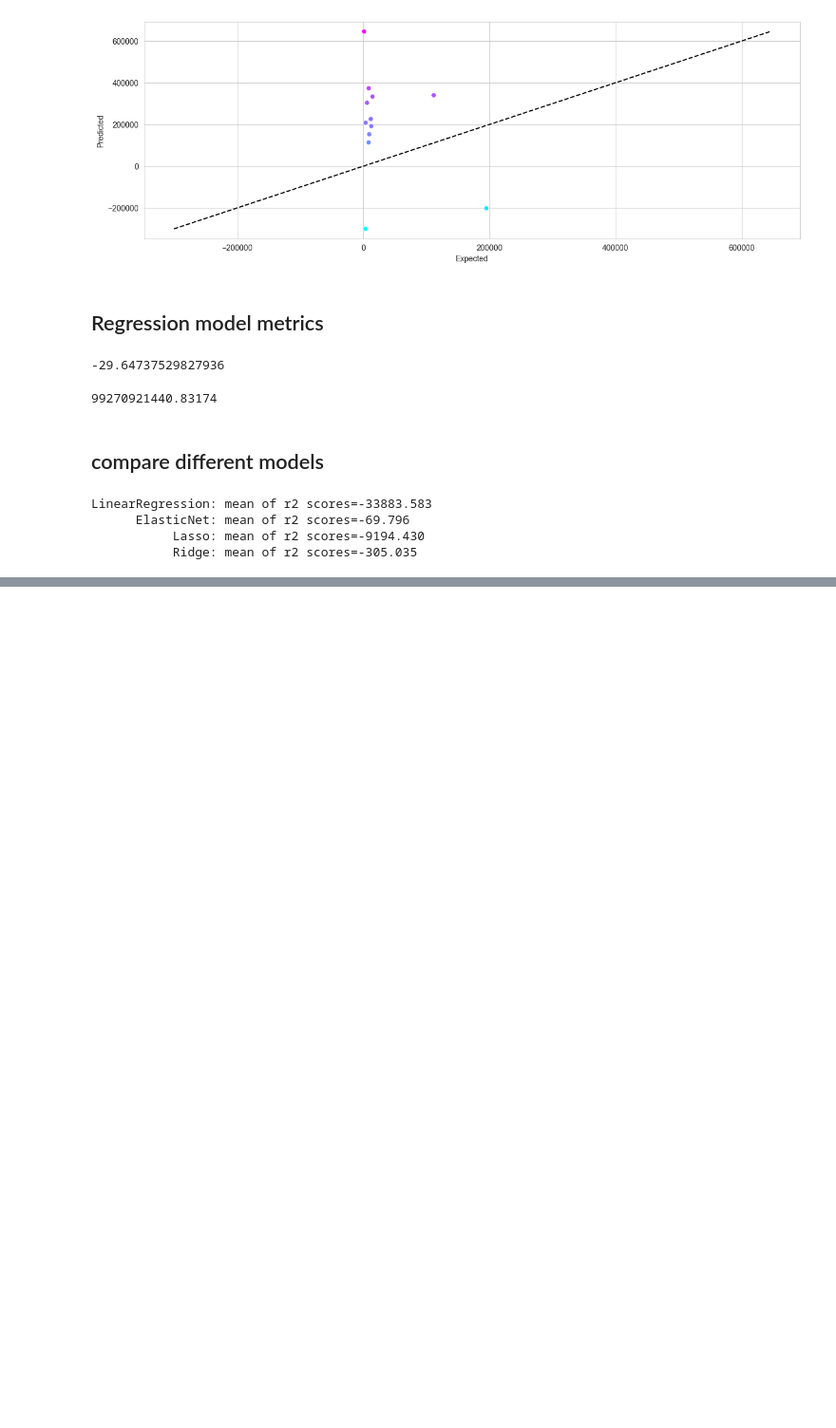
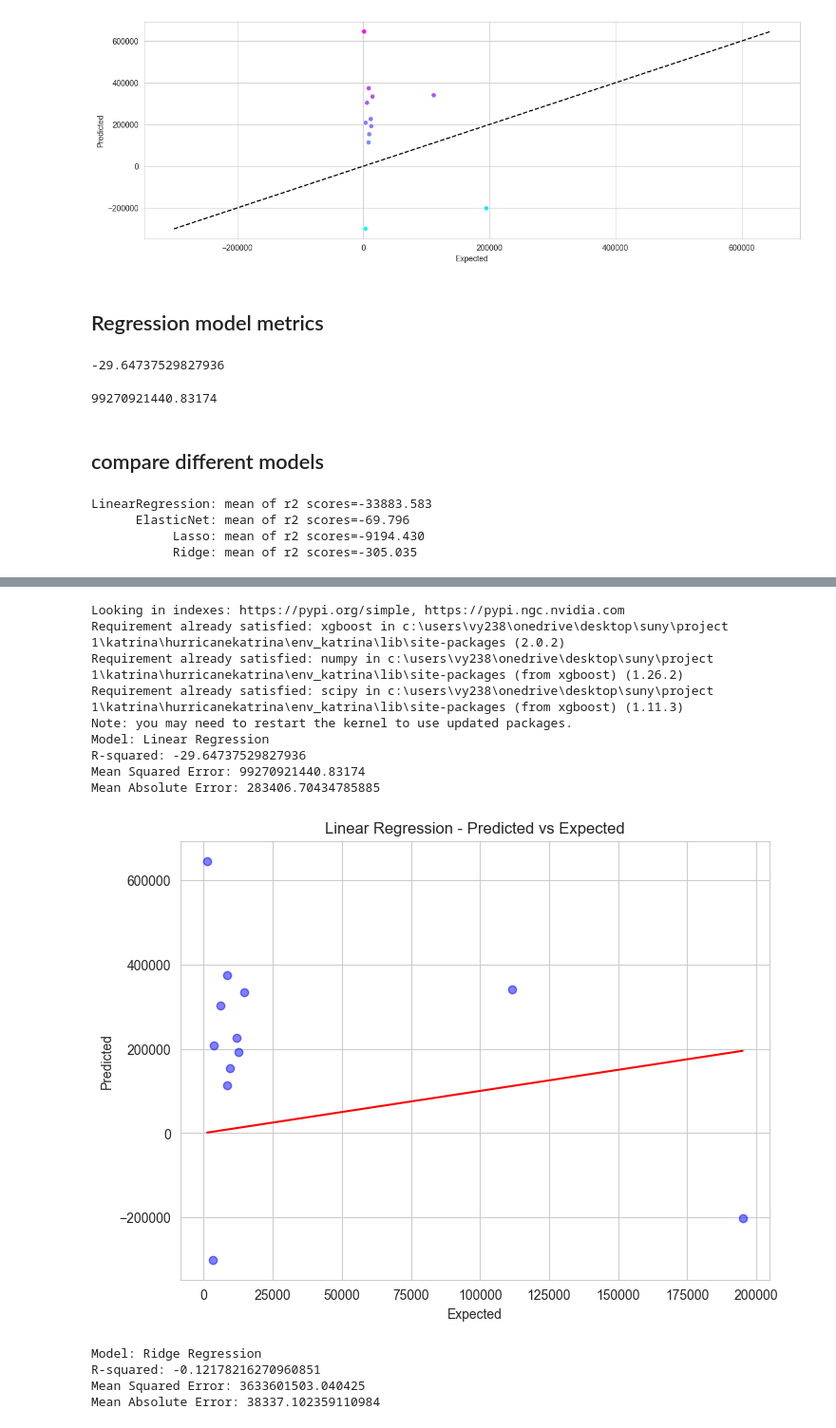
Before and after one commit to vy2388/hurricaneKatrina, a Jupyter notebook: Vlad/Vlad_Modeling/vy_modeling.ipynb, the cells around one changed output, grey strips where cells are left out. Shown at 95% size. Drawn from its saved outputs; the diff is of its cells as text; code cells hidden in the pictures; blank space fills up the shorter version.

```diff
--- a/Vlad/Vlad_Modeling/vy_modeling.ipynb
+++ b/Vlad/Vlad_Modeling/vy_modeling.ipynb
@@ -841,0 +855,77 @@ LinearRegression: mean of r2 scores=-33883.583
+# %%
+%pip install xgboost
+
+from sklearn import preprocessing
+from sklearn.linear_model import LinearRegression, Ridge, Lasso, ElasticNet
+from sklearn.svm import SVR
+from sklearn.ensemble import GradientBoostingRegressor
+from xgboost import XGBRegressor
+from sklearn.metrics import r2_score, mean_squared_error, mean_absolute_error
+import matplotlib.pyplot as plt
+
+X_optim = reduced_df.drop(columns=['target_cost', 'min_time'], axis=1)
+y_optim = reduced_df['target_cost']
+
+X_train, X_test, y_train, y_test = train_test_split(
+    X_optim, y_optim.values.reshape(-1,1), test_size=0.2, random_state=32)
+
+X_train.shape, X_test.shape, y_train.shape, y_test.shape
+
+# Create instances of different regression models
+regression_models = {
+    'Linear Regression': LinearRegression(),
+    'Ridge Regression': Ridge(),
+    'Lasso Regression': Lasso(),
+    'ElasticNet Regression': ElasticNet(),
+    'SVR': SVR(),
+    'Gradient Boosting Regressor': GradientBoostingRegressor(),
+    'XGBoost Regressor': XGBRegressor()
+}
+
+# Fit and evaluate each regression model
+for model_name, model in regression_models.items():
+    # Fit the model to the training data
+    model.fit(X_train, y_train)
+
+    # Predict the target_cost for the test data
+    y_pred = model.predict(X_test)
+
+    # Calculate R-squared
+    r2 = r2_score(y_test, y_pred)
+
+    # Calculate mean squared error (MSE)
+    mse = mean_squared_error(y_test, y_pred)
+
+    # Calculate mean absolute error (MAE)
+    mae = mean_absolute_error(y_test, y_pred)
+
+    # Print the evaluation metrics
+    print(f"Model: {model_name}")
+    print("R-squared:", r2)
+    print("Mean Squared Error:", mse)
+    print("Mean Absolute Error:", mae)
+    print()
+
+    # Visualize the predicted vs expected values
+    plt.figure(figsize=(8, 6))
+    plt.scatter(y_test, y_pred, color='blue', alpha=0.5)
+    plt.plot([min(y_test), max(y_test)], [min(y_test), max(y_test)], color='red')
+    plt.xlabel('Expected')
+    plt.ylabel('Predicted')
+    plt.title(f"{model_name} - Predicted vs Expected")
+    plt.show()
+# %% [output]
+Looking in indexes: https://pypi.org/simple, https://pypi.ngc.nvidia.com
+Requirement already satisfied: xgboost in c:\users\vy238\onedrive\desktop\suny\project 1\katrina\hurricanekatrina\env_katrina\lib\site-packages (2.0.2)
+Requirement already satisfied: numpy in c:\users\vy238\onedrive\desktop\suny\project 1\katrina\hurricanekatrina\env_katrina\lib\site-packages (from xgboost) (1.26.2)
+Requirement already satisfied: scipy in c:\users\vy238\onedrive\desktop\suny\project 1\katrina\hurricanekatrina\env_katrina\lib\site-packages (from xgboost) (1.11.3)
+Note: you may need to restart the kernel to use updated packages.
+Model: Linear Regression
+R-squared: -29.64737529827936
+Mean Squared Error: 99270921440.83174
+Mean Absolute Error: 283406.70434785885
+[figure, added]
+Model: Ridge Regression
+R-squared: -0.12178216270960851
+Mean Squared Error: 3633601503.040425
+Mean Absolute Error: 38337.102359110984
```
Also changed, not shown: parts of 5 cells of this notebook.
